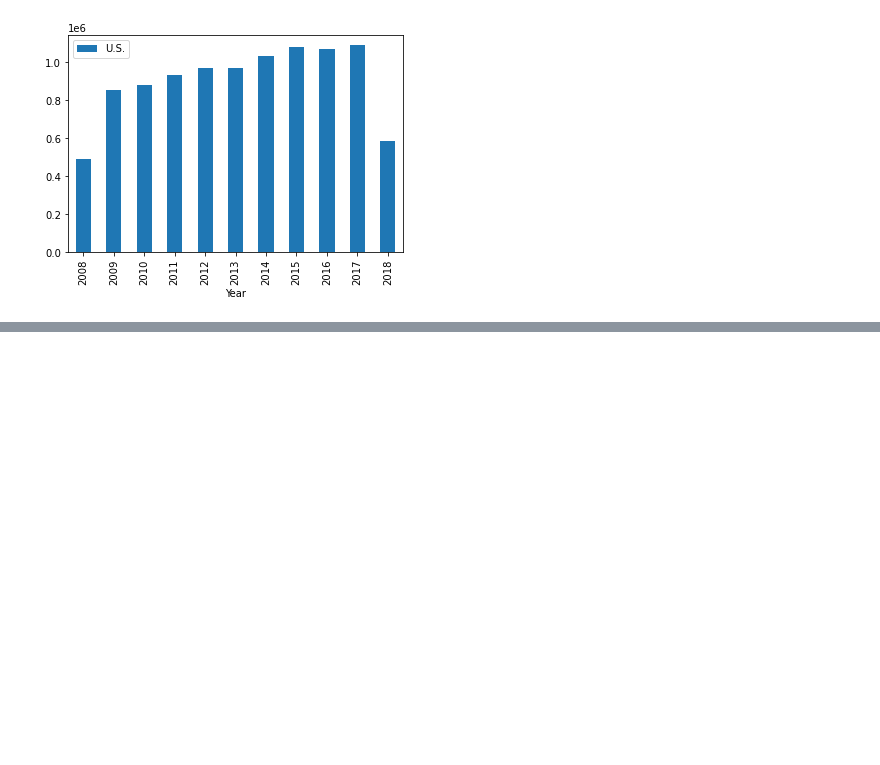
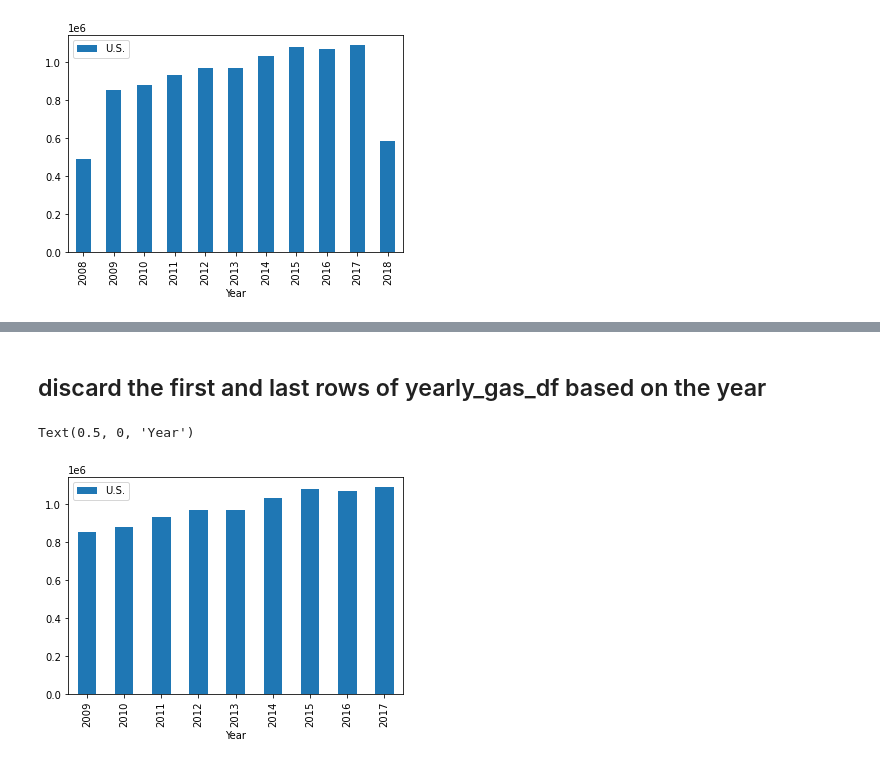
Before and after one commit to vivimtz888/LW-Data-Science, a Jupyter notebook: us-oil-and-gas-production/Exercise.ipynb, the cells around one changed output, grey strips where cells are left out. Drawn from its saved outputs; the diff is of its cells as text; code cells hidden in the pictures; blank space fills up the shorter version.

Commit message:
working with full years discarding rows with Boolean Indexing

```diff
--- a/us-oil-and-gas-production/Exercise.ipynb
+++ b/us-oil-and-gas-production/Exercise.ipynb
@@ -102,0 +113,10 @@ Text(0.5, 0, 'Year')
+# %% [markdown]
+## discard the first and last rows of yearly_gas_df based on the year
+# %%
+full_years = np.logical_and(yearly_gas_df.index >= 2009, yearly_gas_df.index <= 2017)
+full_yearly_gas_df = yearly_gas_df[full_years]
+plot = full_yearly_gas_df.filter(items=['U.S.']).plot(kind="bar")
+plot.set_xlabel("Year")
+# %% [output]
+Text(0.5, 0, 'Year')
+[figure, added]
```
Also changed, not shown: parts of 3 cells of this notebook.
